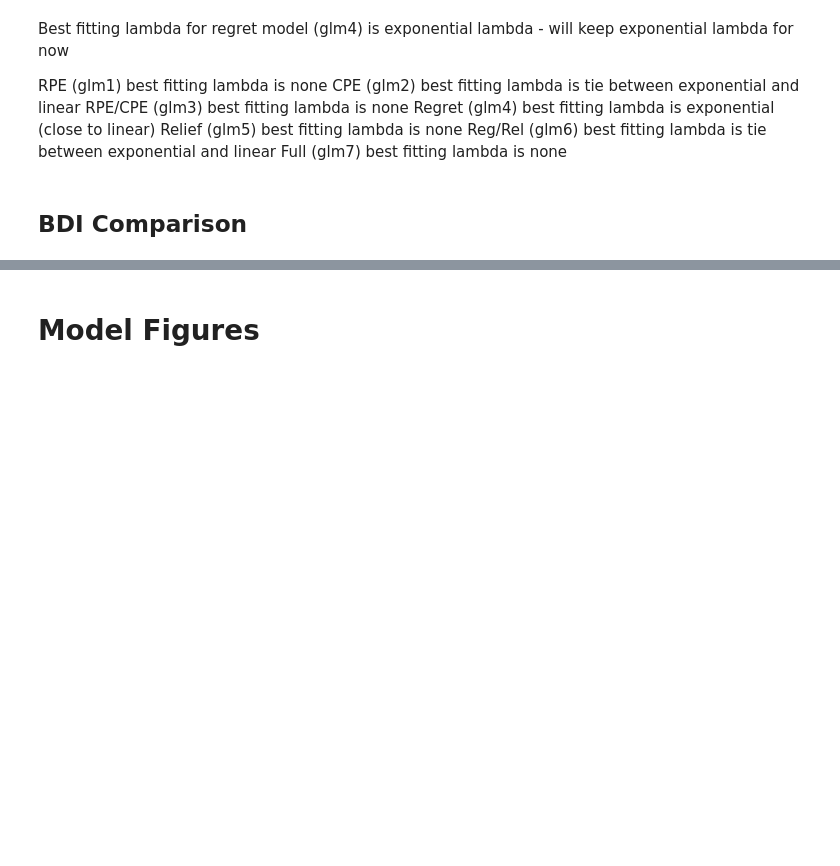
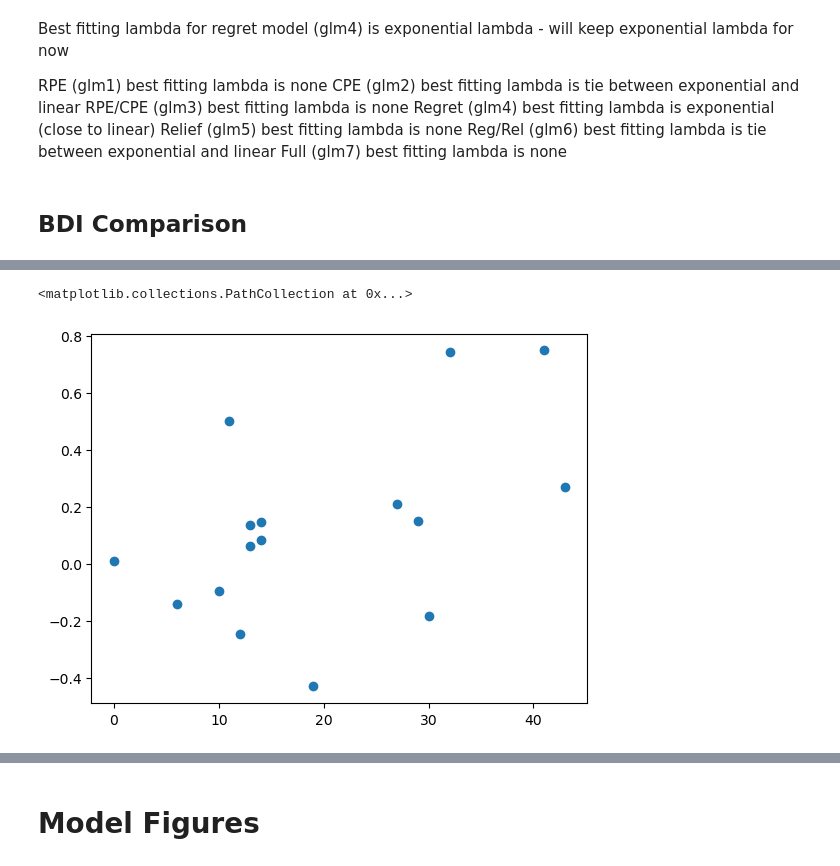
Before and after one commit to aliefink/swb_behav_models, a Jupyter notebook: scripts/swb_glms.ipynb, the cells around one changed output, grey strips where cells are left out. Saved outputs shown, nothing was run; the diff lists cells and outputs as text; code cells hidden in the pictures; blank space fills up the shorter version.

```diff
--- a/scripts/swb_glms.ipynb
+++ b/scripts/swb_glms.ipynb
@@ -1066,0 +1590,5 @@ pt8_vars = ["cr(t-1)","cr(t-2)","cr(t-3)","choice_ev(t-1)","choice_ev(t-2)","cho
+# %%
+plt.scatter(np_bdi_list,util_g_weights)
+# %% [output]
+<matplotlib.collections.PathCollection at 0x...>
+[figure, added]
```
Also changed, not shown: parts of 116 cells of this notebook, 8 other files.
